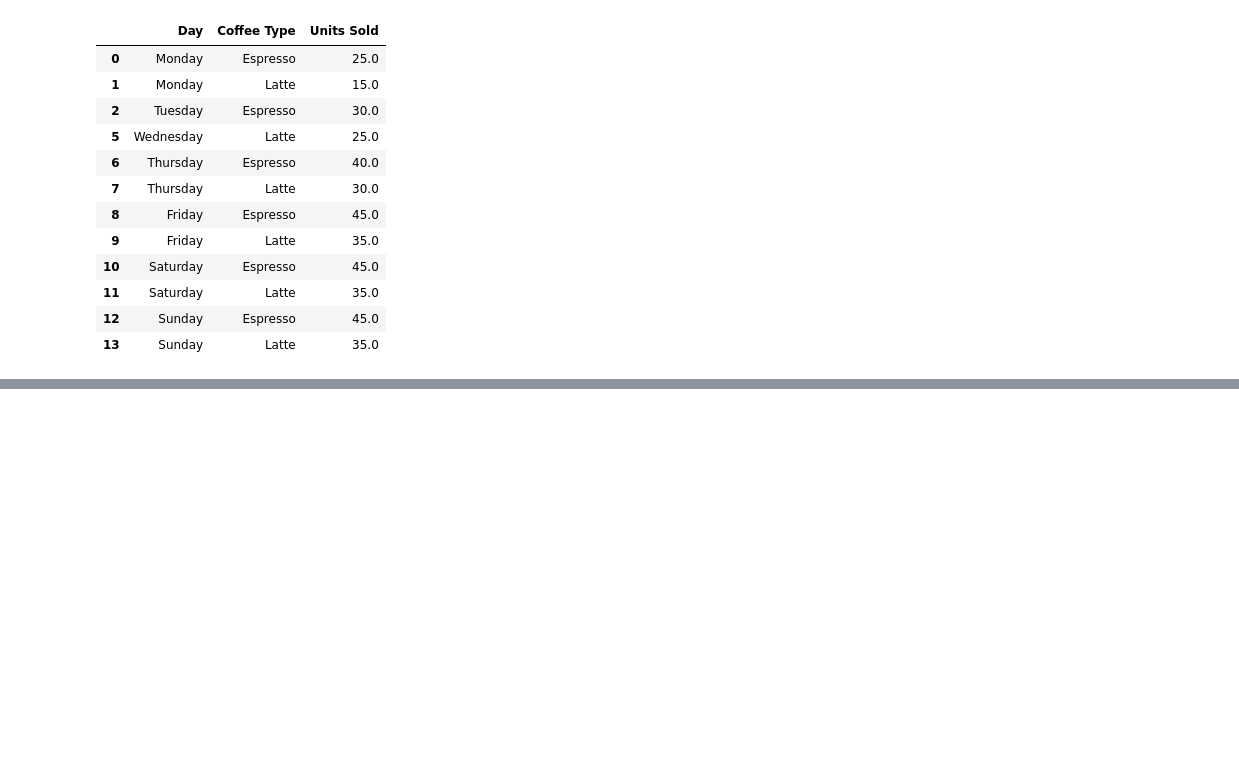
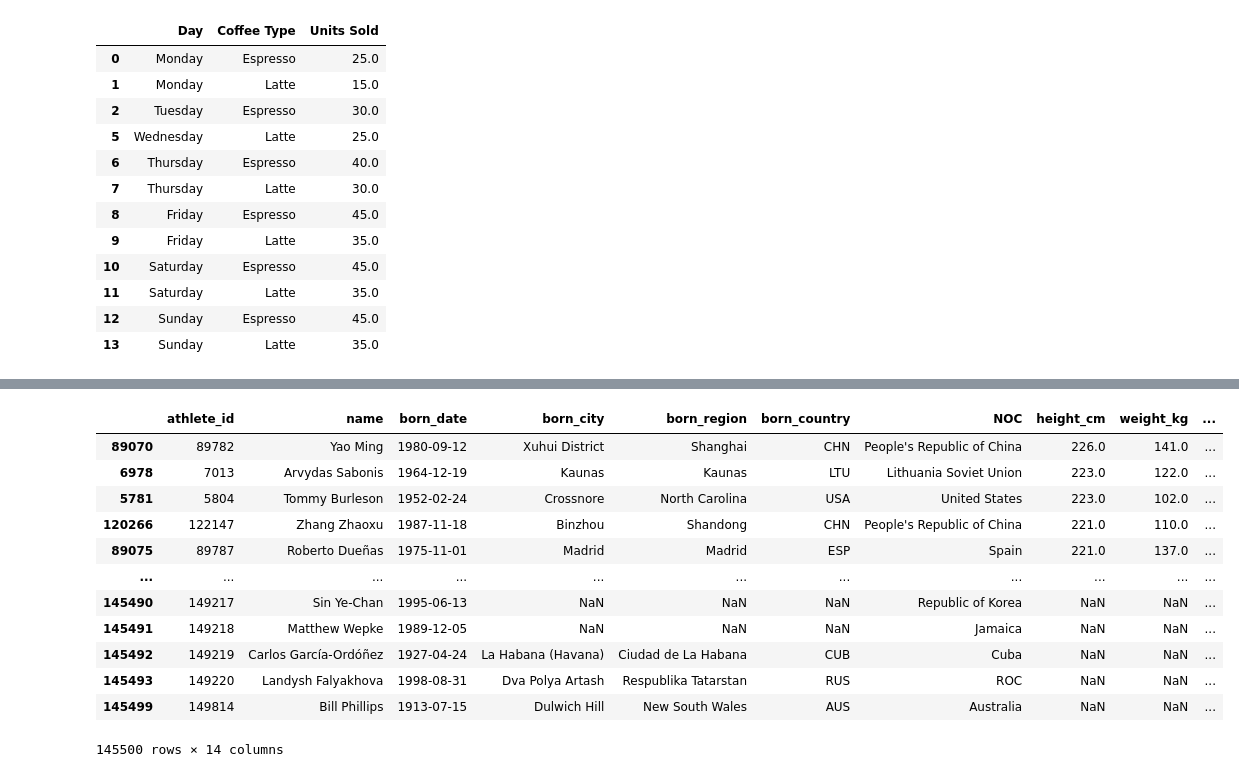
Before and after one commit to keshav2603/pandas-basic, a Jupyter notebook: first.ipynb, the cells around one changed output, grey strips where cells are left out. Saved outputs shown, nothing was run; the diff lists cells and outputs as text; code cells hidden in the pictures; blank space fills up the shorter version.

```diff
--- a/first.ipynb
+++ b/first.ipynb
@@ -721,0 +806,6 @@ coffee[coffee["Units Sold"].notna()]
+# %%
+bios["born_time"]= pd.to_datetime(bios["born_date"])
+bios["born_month"]=bios["born_time"].dt.month
+bios["born_year"]=bios["born_time"].dt.year
+
+bios.groupby([bios["born_year"],bios["born_month"]])["name"].count().reset_index().sort_values("name",ascending=False)
@@ -721,0 +865,17 @@ coffee[coffee["Units Sold"].notna()]
+# %%
+bios["hight_rank"]=bios["height_cm"].rank(ascending=False)
+bios.sort_values(["hight_rank"],)
+# %% [output]
+|  | athlete_id | name | born_date | born_city | born_region | born_country | NOC | height_cm | weight_kg | ... |
+| 89070 | 89782 | Yao Ming | 1980-09-12 | Xuhui District | Shanghai | CHN | People's Republic of China | 226.0 | 141.0 | ... |
+| 6978 | 7013 | Arvydas Sabonis | 1964-12-19 | Kaunas | Kaunas | LTU | Lithuania Soviet Union | 223.0 | 122.0 | ... |
+| 5781 | 5804 | Tommy Burleson | 1952-02-24 | Crossnore | North Carolina | USA | United States | 223.0 | 102.0 | ... |
+| 120266 | 122147 | Zhang Zhaoxu | 1987-11-18 | Binzhou | Shandong | CHN | People's Republic of China | 221.0 | 110.0 | ... |
+| 89075 | 89787 | Roberto Dueñas | 1975-11-01 | Madrid | Madrid | ESP | Spain | 221.0 | 137.0 | ... |
+| ... | ... | ... | ... | ... | ... | ... | ... | ... | ... | ... |
+| 145490 | 149217 | Sin Ye-Chan | 1995-06-13 | NaN | NaN | NaN | Republic of Korea | NaN | NaN | ... |
+| 145491 | 149218 | Matthew Wepke | 1989-12-05 | NaN | NaN | NaN | Jamaica | NaN | NaN | ... |
+| 145492 | 149219 | Carlos García-Ordóñez | 1927-04-24 | La Habana (Havana) | Ciudad de La Habana | CUB | Cuba | NaN | NaN | ... |
+| 145493 | 149220 | Landysh Falyakhova | 1998-08-31 | Dva Polya Artash | Respublika Tatarstan | RUS | ROC | NaN | NaN | ... |
+| 145499 | 149814 | Bill Phillips | 1913-07-15 | Dulwich Hill | New South Wales | AUS | Australia | NaN | NaN | ... |
+145500 rows × 14 columns
```
Also changed, not shown: parts of 15 cells of this notebook.
